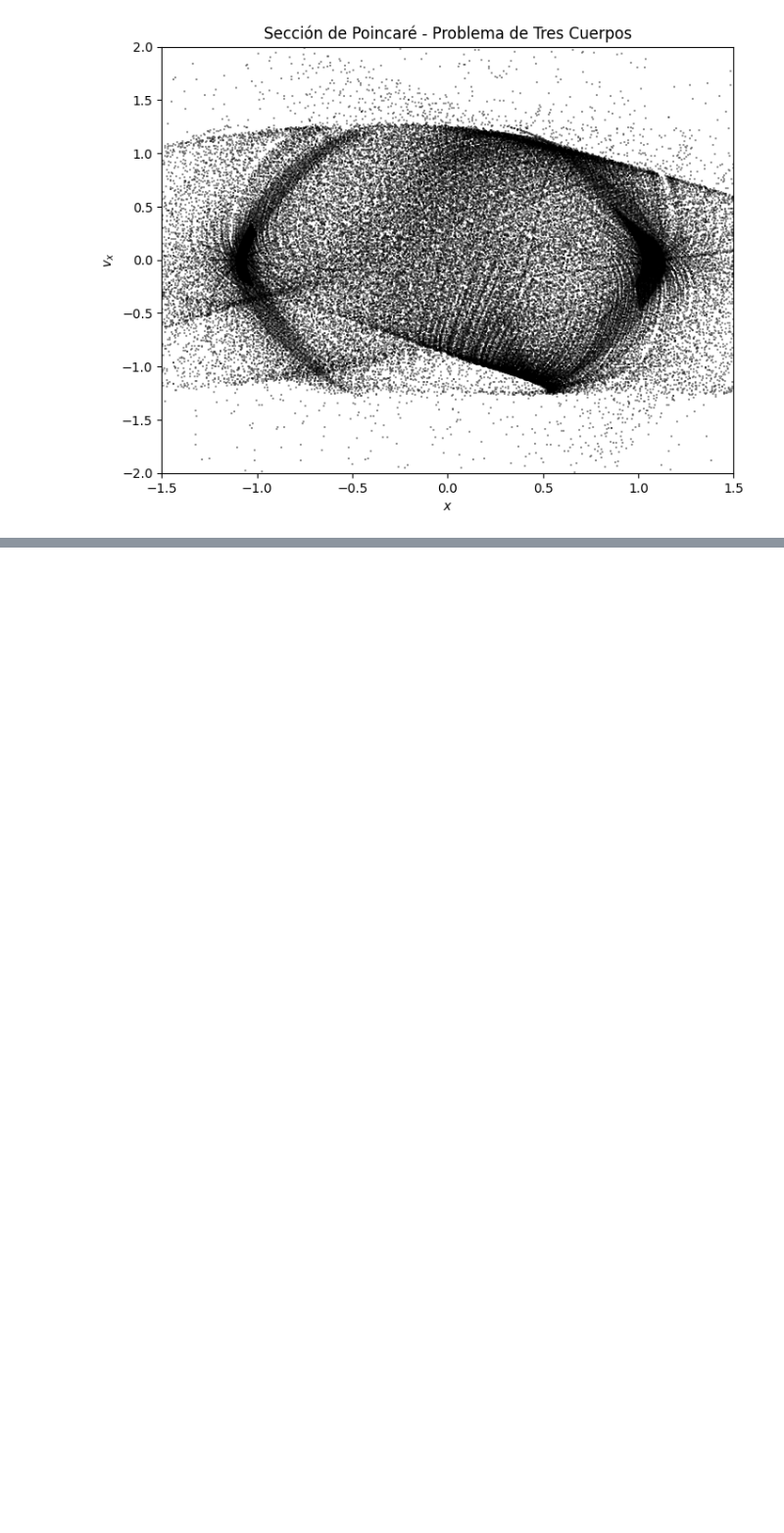
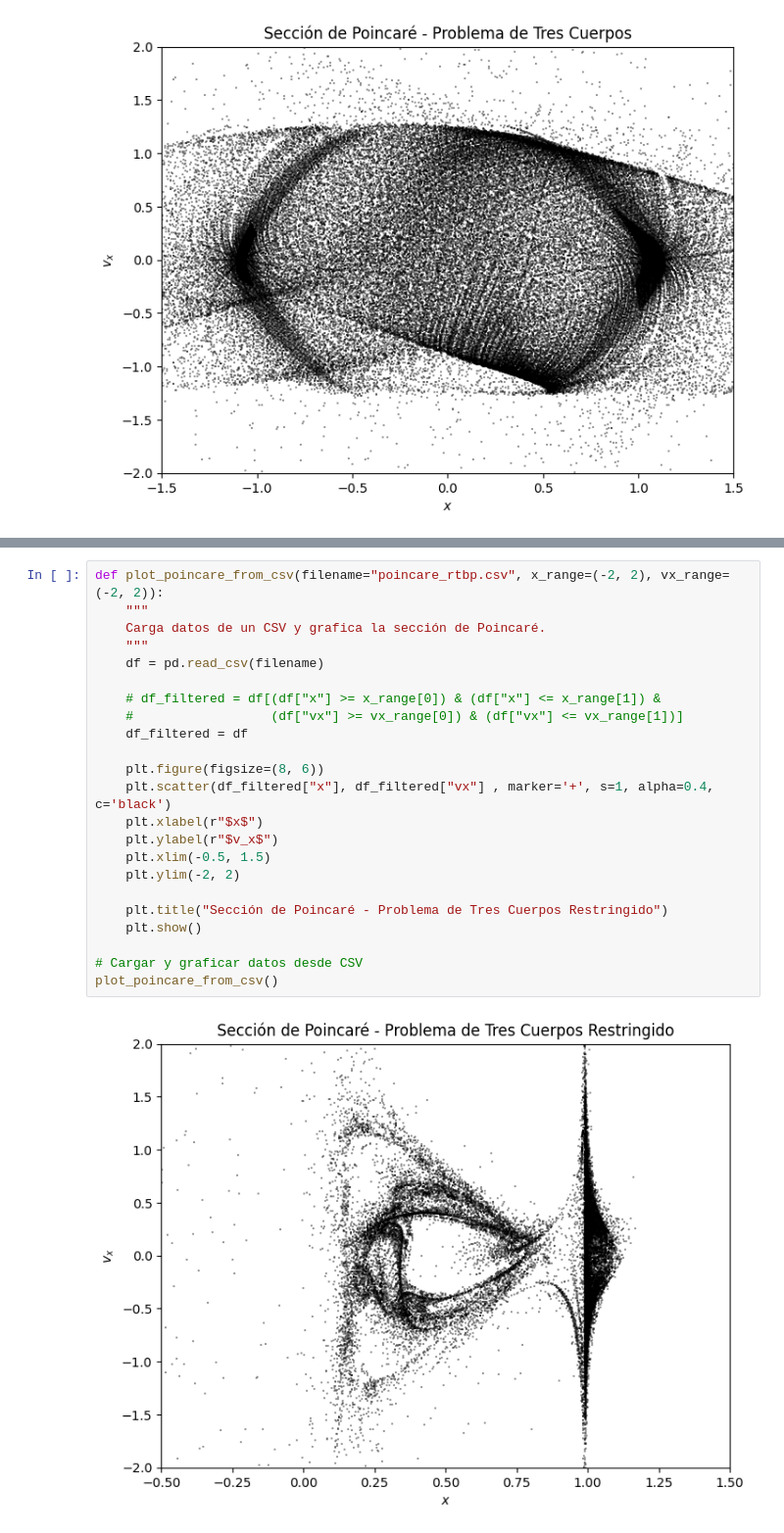
Before and after one commit to Another-DevX/Metodos-computacionales, a Jupyter notebook: proyecto/tres_cuerpos.ipynb, the cells around one changed output, grey strips where cells are left out. Shown at 98% size. Drawn from its saved outputs; the diff is of its cells as text; blank space fills up the shorter version.

```diff
--- a/proyecto/tres_cuerpos.ipynb
+++ b/proyecto/tres_cuerpos.ipynb
@@ -596,0 +786,25 @@ plot_poincare_from_csv()
+# %%
+def plot_poincare_from_csv(filename="poincare_rtbp.csv", x_range=(-2, 2), vx_range=(-2, 2)):
+    """
+    Carga datos de un CSV y grafica la sección de Poincaré.
+    """
+    df = pd.read_csv(filename)
+
+    # df_filtered = df[(df["x"] >= x_range[0]) & (df["x"] <= x_range[1]) &
+    #                  (df["vx"] >= vx_range[0]) & (df["vx"] <= vx_range[1])]
+    df_filtered = df
+
+    plt.figure(figsize=(8, 6))
+    plt.scatter(df_filtered["x"], df_filtered["vx"] , marker='+', s=1, alpha=0.4, c='black')
+    plt.xlabel(r"$x$")
+    plt.ylabel(r"$v_x$")
+    plt.xlim(-0.5, 1.5)
+    plt.ylim(-2, 2)
+
+    plt.title("Sección de Poincaré - Problema de Tres Cuerpos Restringido")
+    plt.show()
+
+# Cargar y graficar datos desde CSV
+plot_poincare_from_csv()
+# %% [output]
+[figure, added]
```
Also changed, not shown: parts of 5 cells of this notebook, 1 other file.
